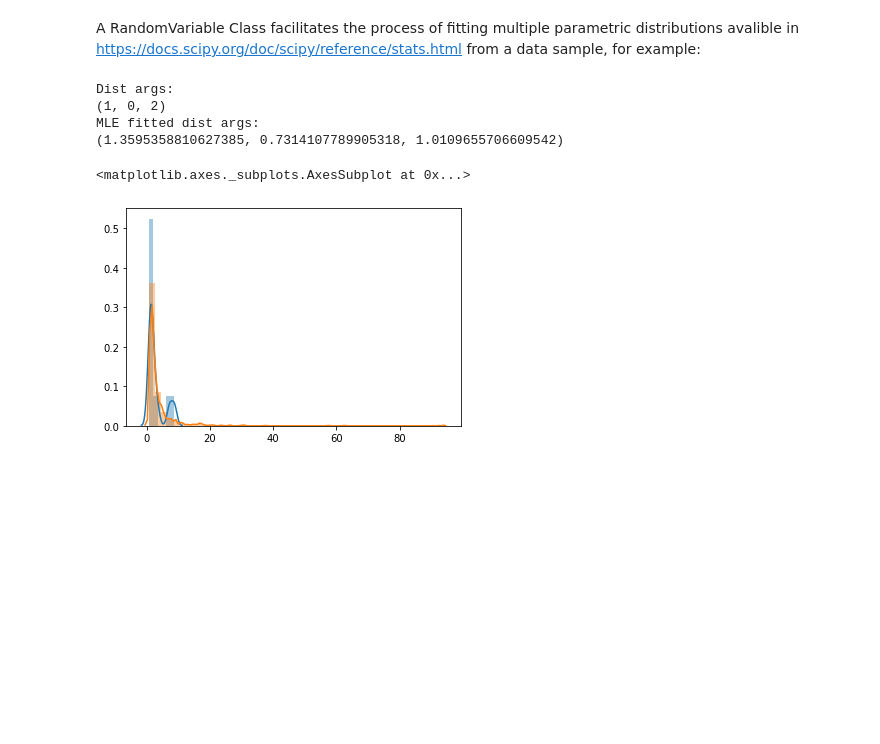
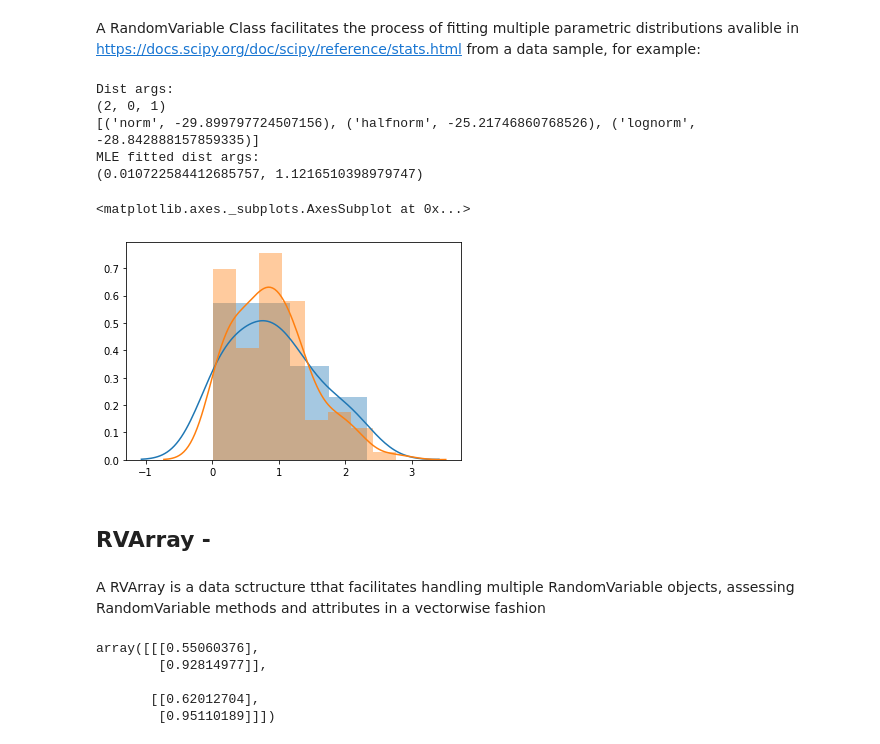
Before and after one commit to AlanGanem/scikit-density, a Jupyter notebook: notebooks/03_meta.distributions.ipynb, the cells around one changed output. Cells and saved outputs as stored; diff of their text form; code cells hidden in the pictures; blank space fills up the shorter version.

```diff
--- a/notebooks/03_meta.distributions.ipynb
+++ b/notebooks/03_meta.distributions.ipynb
@@ -138,25 +166,31 @@ class RVArray():
 A RandomVariable Class facilitates the process of fitting multiple parametric distributions avalible in https://docs.scipy.org/doc/scipy/reference/stats.html from a data sample, for example:
 # %%
 import seaborn as sns
-dist_args = (1,0,2)
+dist_args = (2,0,1)
 
-data = stats.lognorm.rvs(dist_args[0], loc = dist_args[1], scale = dist_args[2], size = 10)
+#data = stats.lognorm.rvs(dist_args[0], loc = dist_args[1], scale = dist_args[2], size = 30)
+data = stats.halfnorm.rvs(loc = dist_args[1], scale = dist_args[2], size = [30,1])
 rv = RandomVariable(data)
-rv.fit_best(data, candidates = ['norm','halfnorm','lognorm'])
+rv.fit_best(candidates = ['norm','halfnorm','lognorm'])
 
-mle_samples = rv['best'].rvs(1000)
+mle_samples = rv['best'].rvs([100,1])
 #plot distributions
+
 print('Dist args:')
 print(dist_args)
+print(rv.log_likelihood)
 print('MLE fitted dist args:')
 print(rv['best'].args)
 
 sns.distplot(data)
 sns.distplot(mle_samples)
 # %% [output]
 Dist args:
-(1, 0, 2)
+(2, 0, 1)
+[('norm', -29.899797724507156), ('halfnorm', -25.21746860768526), ('lognorm', -28.842888157859335)]
 MLE fitted dist args:
-(1.3595358810627385, 0.7314107789905318, 1.0109655706609542)
+(0.010722584412685757, 1.1216510398979747)
 <matplotlib.axes._subplots.AxesSubplot at 0x...>
-[figure, old version]
+[figure, new version]
+# %% [markdown]
+## RVArray -
@@ -162,0 +232,13 @@ MLE fitted dist args:
+# %% [markdown]
+A RVArray is a data sctructure tthat facilitates handling multiple RandomVariable objects, assessing RandomVariable methods and attributes in a vectorwise fashion
+# %%
+rv2 = RandomVariable(mle_samples)
+rv_arr = RVArray([rv,rv2])
+
+rv_arr.quantile_transform([[1],[2]])
+# %% [output]
+array([[[0.55060376],
+        [0.92814977]],
+
+       [[0.62012704],
+        [0.95110189]]])
```
Also changed, not shown: parts of 5 cells of this notebook, 2 other files.
